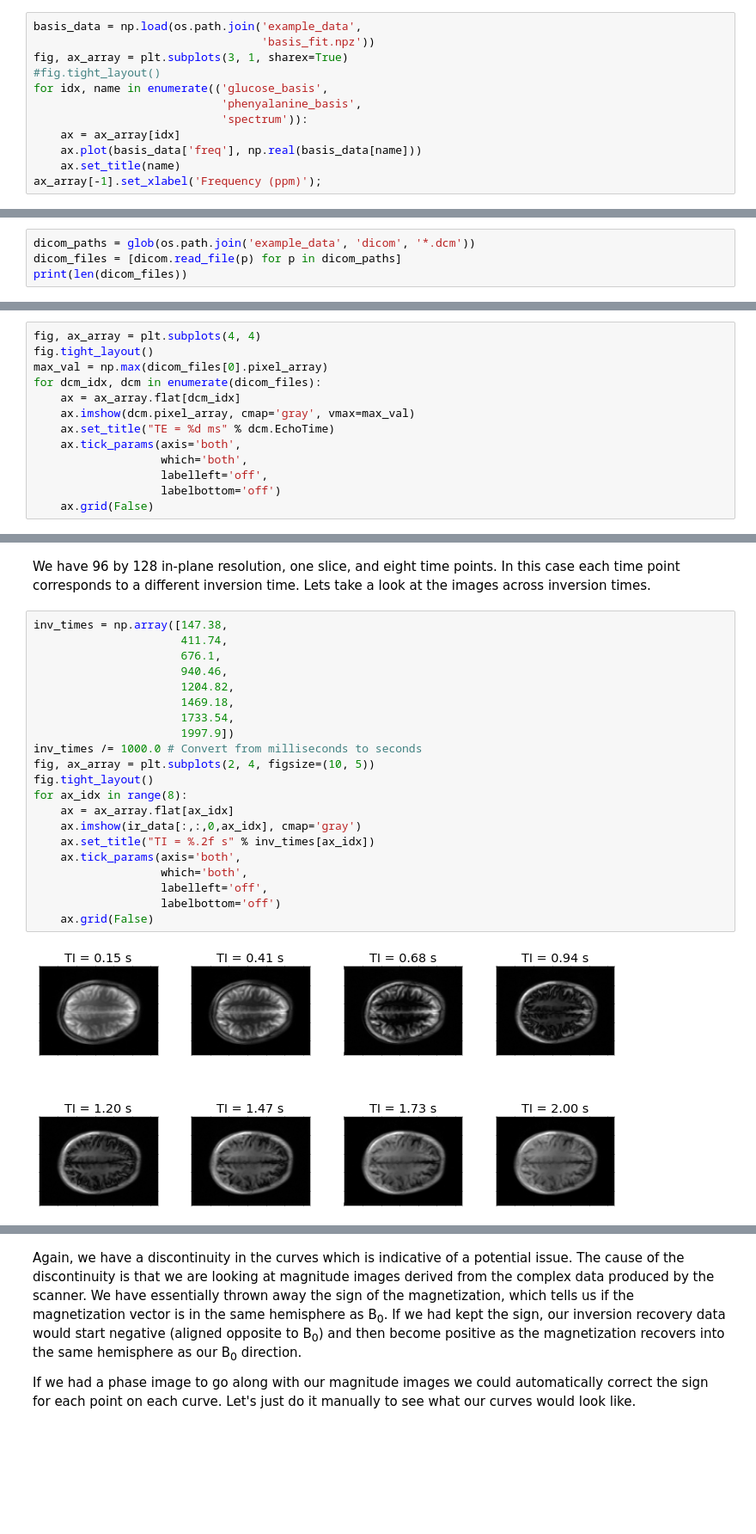
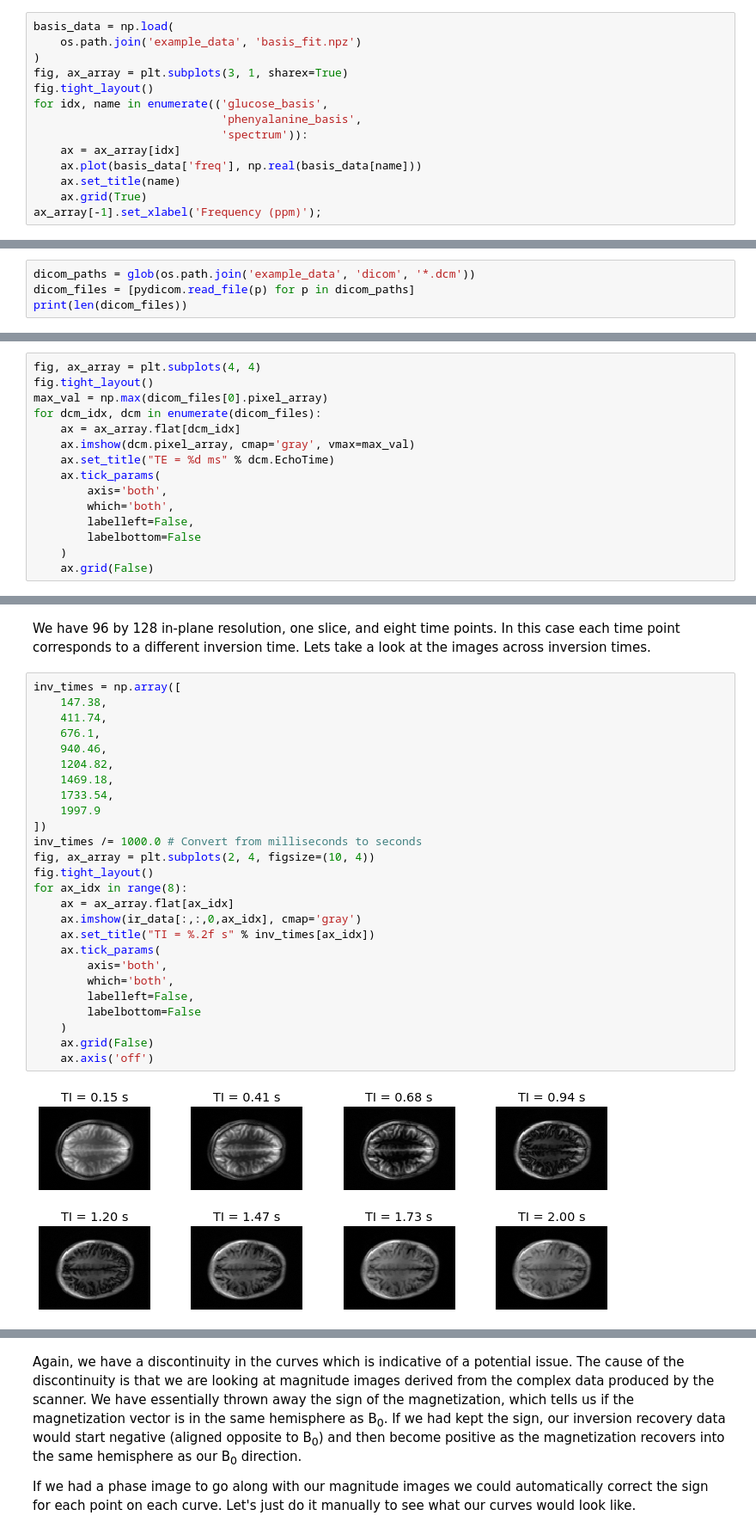
Before and after one commit to jamie-roberts/mr_analysis_101, a Jupyter notebook: mr_analysis_101.ipynb, the cells around one changed output, grey strips where cells are left out. Shown at 86% size. Saved outputs shown, nothing was run; the diff lists cells and outputs as text; blank space fills up the shorter version.

```diff
--- a/mr_analysis_101.ipynb
+++ b/mr_analysis_101.ipynb
@@ -204,15 +216,17 @@ NMR spectroscopy is a powerful tool in metabolomics where it is used to identify
 
 We'll load a basis set with two spectra from glucose and phenyalanine solutions (20.0 mM concentration) and a spectrum from a mixture of these compounds. The spectrum has already been phase corrected.
 # %%
-basis_data = np.load(os.path.join('example_data',
-                                  'basis_fit.npz'))
+basis_data = np.load(
+    os.path.join('example_data', 'basis_fit.npz')
+)
 fig, ax_array = plt.subplots(3, 1, sharex=True)
-#fig.tight_layout()
+fig.tight_layout()
 for idx, name in enumerate(('glucose_basis',
                             'phenyalanine_basis',
                             'spectrum')):
     ax = ax_array[idx]
     ax.plot(basis_data['freq'], np.real(basis_data[name]))
     ax.set_title(name)
+    ax.grid(True)
 ax_array[-1].set_xlabel('Frequency (ppm)');
 # %% [output]
@@ -380,6 +397,6 @@ To start we will load a set of DICOM images from a multi-echo experiment. We hav
 # %%
 dicom_paths = glob(os.path.join('example_data', 'dicom', '*.dcm'))
-dicom_files = [dicom.read_file(p) for p in dicom_paths]
+dicom_files = [pydicom.read_file(p) for p in dicom_paths]
 print(len(dicom_files))
 # %% [output]
 16
@@ -455,9 +472,11 @@ for dcm_idx, dcm in enumerate(dicom_files):
     ax = ax_array.flat[dcm_idx]
     ax.imshow(dcm.pixel_array, cmap='gray', vmax=max_val)
     ax.set_title("TE = %d ms" % dcm.EchoTime)
-    ax.tick_params(axis='both',
-                   which='both',
-                   labelleft='off',
-                   labelbottom='off')
+    ax.tick_params(
+        axis='both',
+        which='both',
+        labelleft=False,
+        labelbottom=False
+    )
     ax.grid(False)
 # %% [output]
@@ -514,26 +540,31 @@ print(ir_data.shape)
 # %% [markdown]
 We have 96 by 128 in-plane resolution, one slice, and eight time points. In this case each time point corresponds to a different inversion time. Lets take a look at the images across inversion times.
 # %%
-inv_times = np.array([147.38,
-                      411.74,
-                      676.1,
-                      940.46,
-                      1204.82,
-                      1469.18,
-                      1733.54,
-                      1997.9])
+inv_times = np.array([
+    147.38,
+    411.74,
+    676.1,
+    940.46,
+    1204.82,
+    1469.18,
+    1733.54,
+    1997.9
+])
 inv_times /= 1000.0 # Convert from milliseconds to seconds
-fig, ax_array = plt.subplots(2, 4, figsize=(10, 5))
+fig, ax_array = plt.subplots(2, 4, figsize=(10, 4))
 fig.tight_layout()
 for ax_idx in range(8):
     ax = ax_array.flat[ax_idx]
     ax.imshow(ir_data[:,:,0,ax_idx], cmap='gray')
     ax.set_title("TI = %.2f s" % inv_times[ax_idx])
-    ax.tick_params(axis='both',
-                   which='both',
-                   labelleft='off',
-                   labelbottom='off')
+    ax.tick_params(
+        axis='both',
+        which='both',
+        labelleft=False,
+        labelbottom=False
+    )
     ax.grid(False)
+    ax.axis('off')
 # %% [output]
-[figure, old version]
+[figure, new version]
 # %% [markdown]
```
Also changed, not shown: parts of 48 cells of this notebook.
